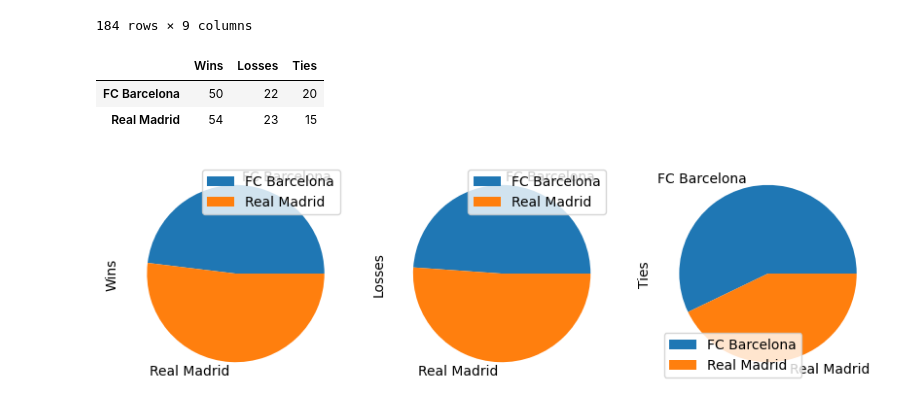
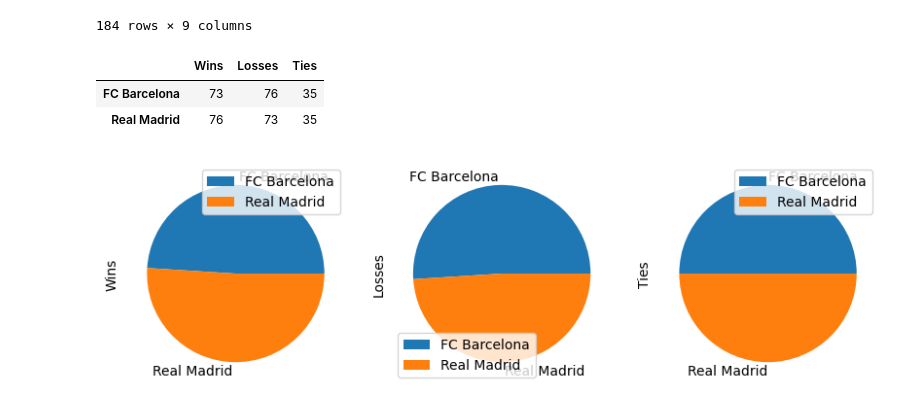
Before and after one commit to EvanDBush/soccer_rivalry_project, a Jupyter notebook: head_to_head.ipynb, the cells around one changed output. Saved outputs shown, nothing was run; the diff lists cells and outputs as text; code cells hidden in the pictures.

Commit message:
plots win loss and tie totals head to head

```diff
--- a/head_to_head.ipynb
+++ b/head_to_head.ipynb
@@ -52,32 +52,47 @@ Total Games: 184
 # %%
 barca_home_df = head_to_head_df[head_to_head_df['home'] == 'FC Barcelona']
 barca_home_wins_df = barca_home_df[barca_home_df['hpoint'] == 3]
 barca_home_losses_df = barca_home_df[barca_home_df['hpoint'] == 0]
 barca_home_ties_df = barca_home_df[barca_home_df['hpoint'] == 1]
 barca_home_wlt_dict = {
     'Wins': barca_home_wins_df.shape[0],
     'Losses': barca_home_losses_df.shape[0],
     'Ties': barca_home_ties_df.shape[0]
 }
 
 
 madrid_home_df = head_to_head_df[head_to_head_df['home'] == 'Real Madrid']
 madrid_home_wins_df = madrid_home_df[madrid_home_df['hpoint'] == 3]
 madrid_home_losses_df = madrid_home_df[madrid_home_df['hpoint'] == 0]
 madrid_home_ties_df = madrid_home_df[madrid_home_df['hpoint'] == 1]
 madrid_home_wlt_dict = {
     'Wins': madrid_home_wins_df.shape[0],
     'Losses': madrid_home_losses_df.shape[0],
     'Ties': madrid_home_ties_df.shape[0]
     }
 
-barca_wlt_df = pd.DataFrame(barca_home_wlt_dict, index=['FC Barcelona'])
-madrid_wlt_df = pd.DataFrame(madrid_home_wlt_dict, index=['Real Madrid'])
+barca_wlt_dict = {
+    'Wins': barca_home_wins_df.shape[0] + madrid_home_losses_df.shape[0],
+    'Losses': barca_home_losses_df.shape[0] + madrid_home_wins_df.shape[0],
+    'Ties': barca_home_ties_df.shape[0] + madrid_home_ties_df.shape[0]
+    }
+
+madrid_wlt_dict = {
+    'Wins': madrid_home_wins_df.shape[0] + barca_home_losses_df.shape[0],
+    'Losses': madrid_home_losses_df.shape[0] + barca_home_wins_df.shape[0],
+    'Ties': madrid_home_ties_df.shape[0] + barca_home_ties_df.shape[0]
+    }
+
+
+barca_wlt_df = pd.DataFrame(barca_wlt_dict, index=['FC Barcelona'])
+
+madrid_wlt_df = pd.DataFrame(madrid_wlt_dict, index=['Real Madrid'])
+
 home_wlt_df = pd.concat([barca_wlt_df, madrid_wlt_df])
 home_wlt_df.plot.pie(subplots=True, figsize=(10, 5))
 home_wlt_df
 # %% [output]
 |  | Wins | Losses | Ties |
-| FC Barcelona | 50 | 22 | 20 |
-| Real Madrid | 54 | 23 | 15 |
+| FC Barcelona | 73 | 76 | 35 |
+| Real Madrid | 76 | 73 | 35 |
-[figure, old version]
+[figure, new version]
```
